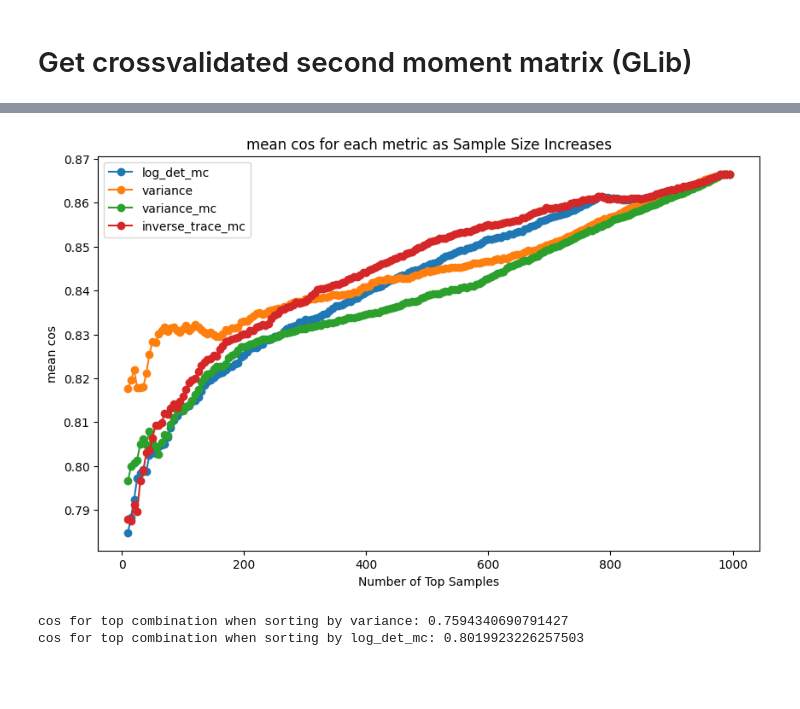
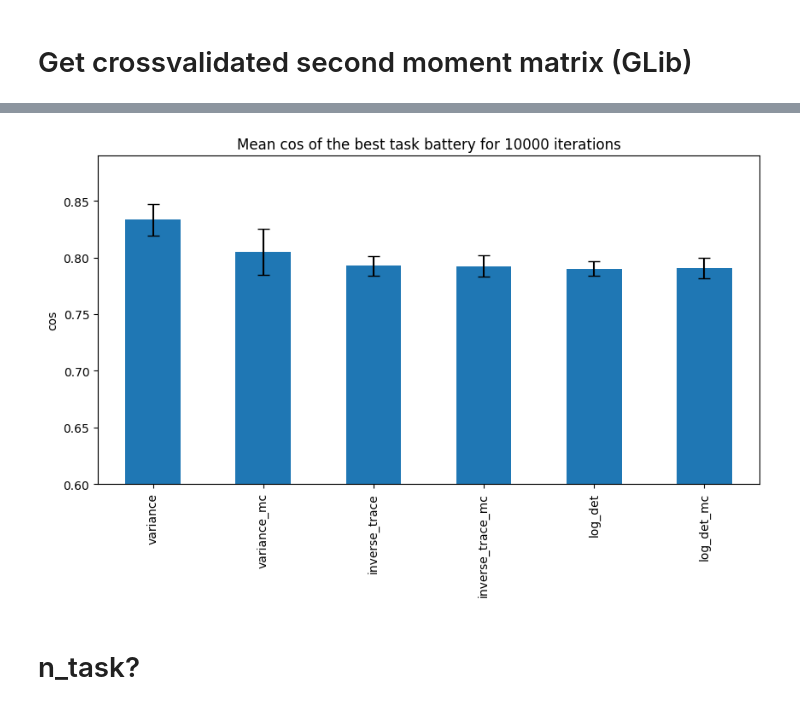
Before and after one commit to DiedrichsenLab/OptimalBattery, a Jupyter notebook: notebooks/6.real_eval_multi_cortical.ipynb, the cells around one changed output, grey strips where cells are left out. Drawn from its saved outputs; the diff is of its cells as text; code cells hidden in the pictures; blank space fills up the shorter version.

```diff
--- a/notebooks/6.real_eval_multi_cortical.ipynb
+++ b/notebooks/6.real_eval_multi_cortical.ipynb
@@ -257,2 +190,4 @@ plt.imshow(G_Lib)
 # %%
-D = ut.build_combinations(G_Lib, strategy='random',n_iter=1000,n_tasks=4,seed=1,replacement=True)
+D = ut.build_combinations(G_Lib, strategy='random',n_iter=1000,n_tasks=8,seed=1,replacement=True)
+D_ev = ev.evaluate_dataframe_real_multiregion(D, data_mdtb_s1_all,VLib,data_mdtb_s2_all, vtest,ROI_indices)
+D_ev = D_ev.reset_index(drop=True)
@@ -320,27 +212,5 @@ correlation_df = pd.DataFrame(correlation_data)
-# %%
-# Plotting Spearman
-plt.figure(figsize=(10, 6))
-for metric in metrics:
-    subset = correlation_df[correlation_df['Metric'] == metric]
-    plt.plot(subset['Sample Size'], subset['mean_cos'], label=metric, marker='o')
-plt.title('mean cos for each metric as Sample Size Increases')
-plt.xlabel('Number of Top Samples')
-plt.ylabel('mean cos')
-plt.legend()
-plt.show()
-# %% [output]
-[figure, removed]
-# %%
-# get the cos of the top combination when sorting by variance
-top_variance = D_ev.nlargest(5, 'variance')
-top_variance_cos = top_variance['cos'].values[4]
-
-# get the cos of the top combination when sorting by log_det_mc
-top_log_det_mc = D_ev.nlargest(5, 'log_det_mc')
-top_log_det_mc_cos = top_log_det_mc['cos'].values[4]
-
-print(f'cos for top combination when sorting by variance: {top_variance_cos}')
-print(f'cos for top combination when sorting by log_det_mc: {top_log_det_mc_cos}')
-# %% [output]
-cos for top combination when sorting by variance: 0.7594340690791427
-cos for top combination when sorting by log_det_mc: 0.8019923226257503
+# %%
+num_batteries = 500
+num_iterations = 10000
+eval_metric = 'cos'
+output_df = ut.max_value_distribution_analysis(D_ev, num_batteries, num_iterations, eval_metric)
@@ -346,0 +221,14 @@ cos for top combination when sorting by log_det_mc: 0.8019923226257503
+# %%
+# plot the means as a bar plot
+fig, ax = plt.subplots(figsize=(10, 5))
+output_df.mean().plot(kind='bar', ax=ax, yerr=output_df.std(), capsize=5)
+
+
+ax.set_ylim(bottom=0.6)
+ax.set_ylabel(eval_metric)
+ax.set_title(f'Mean {eval_metric} of the best task battery for {num_iterations} iterations')
+plt.show()
+# %% [output]
+[figure, added]
+# %% [markdown]
+# n_task?
```
Also changed, not shown: parts of 28 cells of this notebook, 7 other files.
